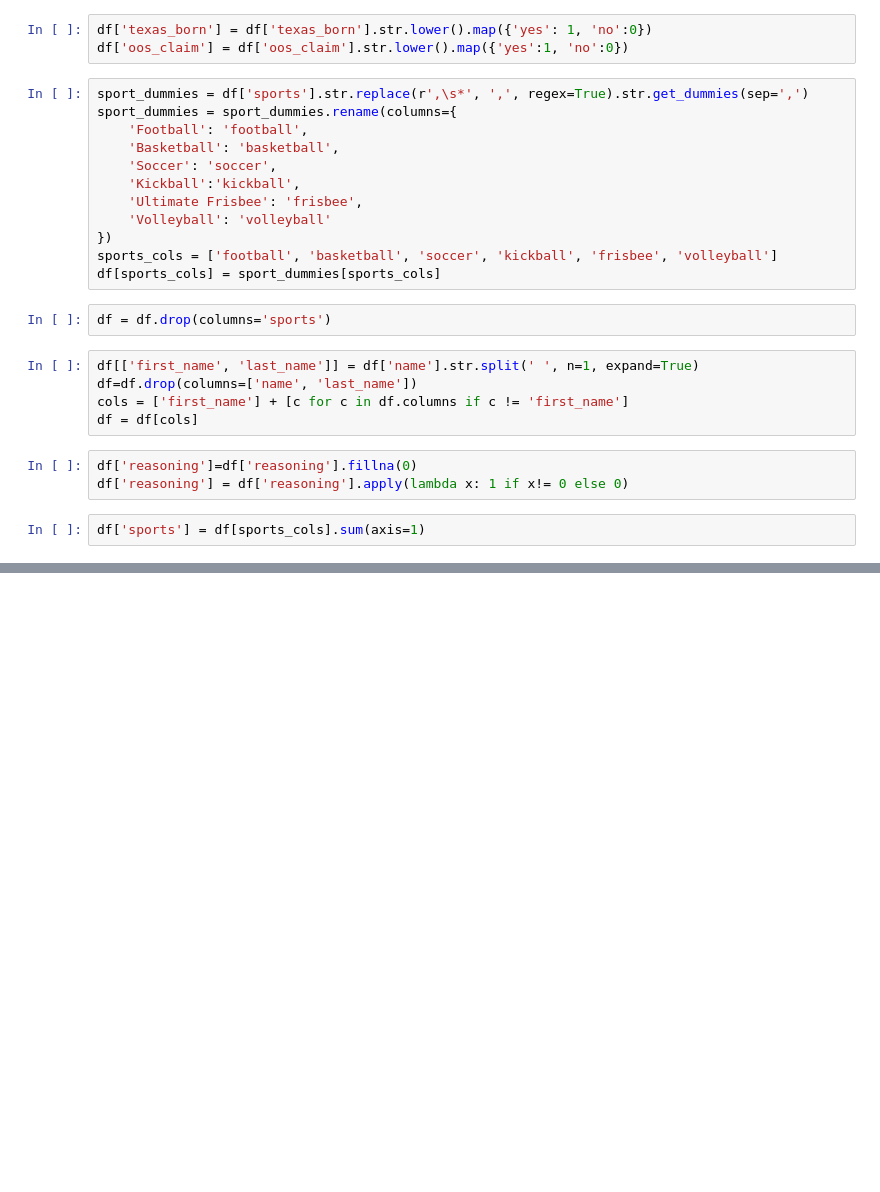
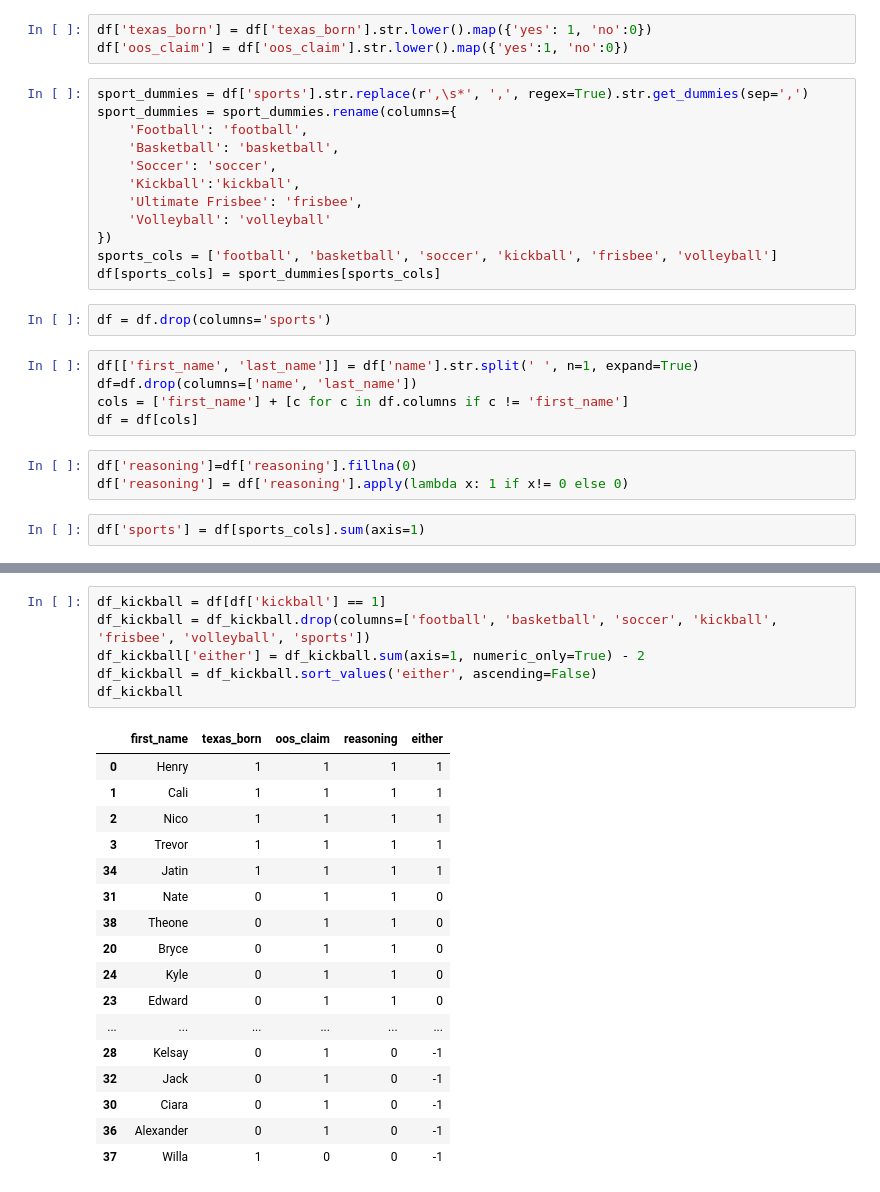
Before and after one commit to brycewi11iams/trinity_olympics, a Jupyter notebook: trinylmpics.ipynb, the cells around one changed output, grey strips where cells are left out. Cells and saved outputs as stored; diff of their text form; blank space fills up the shorter version.

```diff
--- a/trinylmpics.ipynb
+++ b/trinylmpics.ipynb
@@ -129,0 +134,24 @@ df
+# %%
+df_kickball = df[df['kickball'] == 1]
+df_kickball = df_kickball.drop(columns=['football', 'basketball', 'soccer', 'kickball', 'frisbee', 'volleyball', 'sports'])
+df_kickball['either'] = df_kickball.sum(axis=1, numeric_only=True) - 2
+df_kickball = df_kickball.sort_values('either', ascending=False)
+df_kickball
+# %% [output]
+|  | first_name | texas_born | oos_claim | reasoning | either |
+| 0 | Henry | 1 | 1 | 1 | 1 |
+| 1 | Cali | 1 | 1 | 1 | 1 |
+| 2 | Nico | 1 | 1 | 1 | 1 |
+| 3 | Trevor | 1 | 1 | 1 | 1 |
+| 34 | Jatin | 1 | 1 | 1 | 1 |
+| 31 | Nate | 0 | 1 | 1 | 0 |
+| 38 | Theone | 0 | 1 | 1 | 0 |
+| 20 | Bryce | 0 | 1 | 1 | 0 |
+| 24 | Kyle | 0 | 1 | 1 | 0 |
+| 23 | Edward | 0 | 1 | 1 | 0 |
+| ... | ... | ... | ... | ... | ... |
+| 28 | Kelsay | 0 | 1 | 0 | -1 |
+| 32 | Jack | 0 | 1 | 0 | -1 |
+| 30 | Ciara | 0 | 1 | 0 | -1 |
+| 36 | Alexander | 0 | 1 | 0 | -1 |
+| 37 | Willa | 1 | 0 | 0 | -1 |
```
Also changed, not shown: parts of 7 cells of this notebook.
